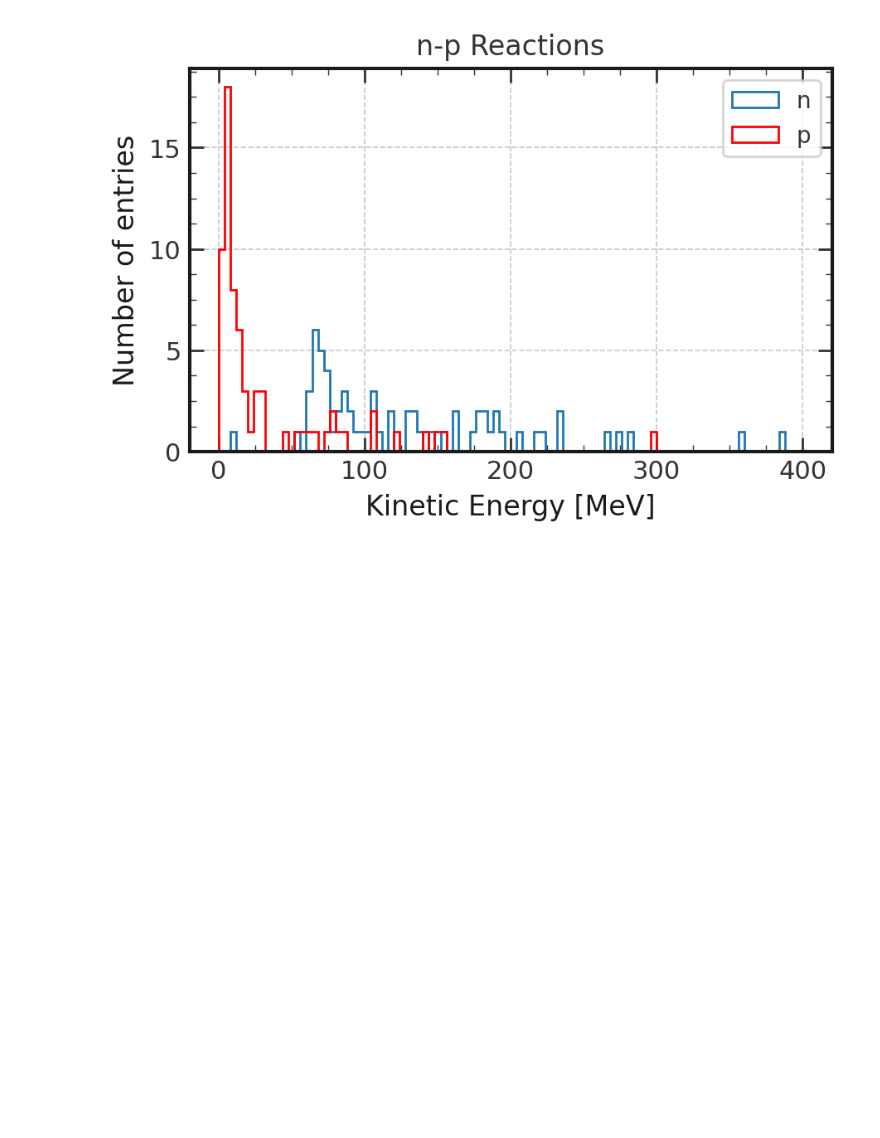
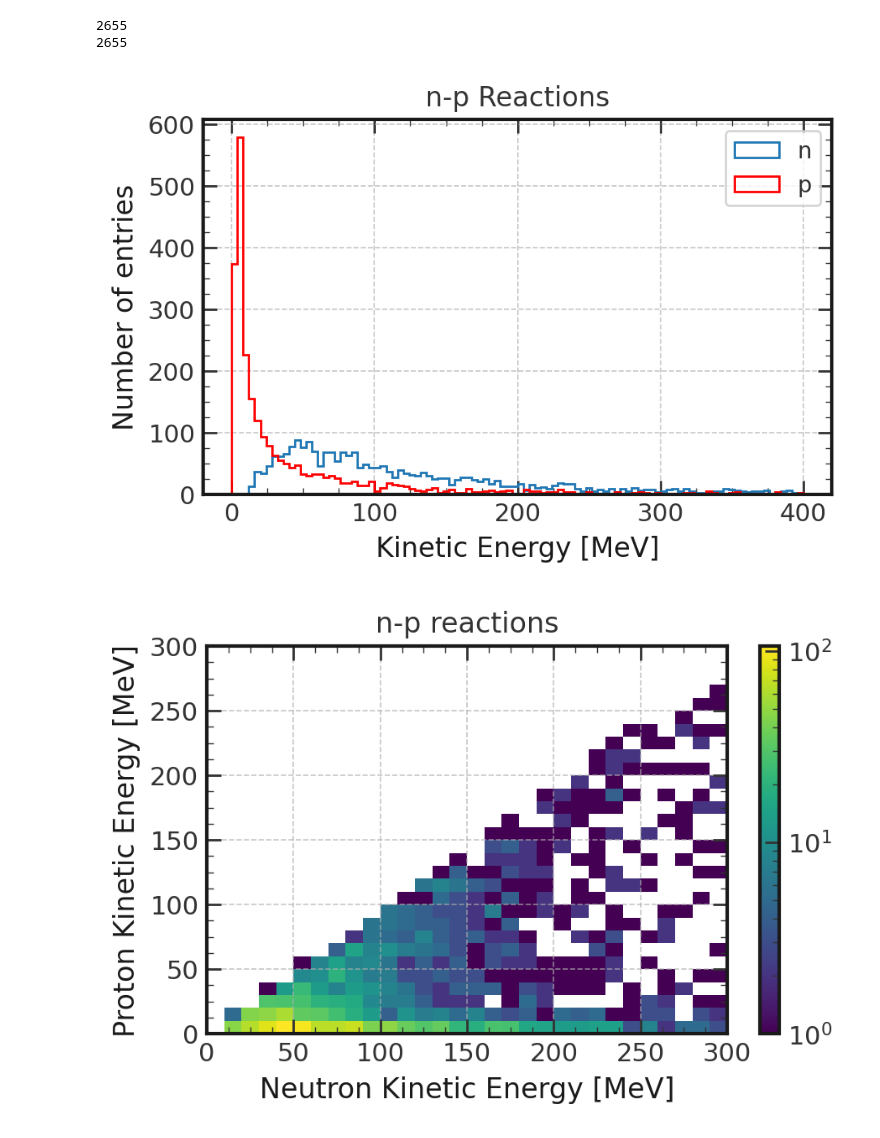
Before and after one commit to gkufatty/neutron-multiplicity, a Jupyter notebook: examples/truth_level_analysis_V2.ipynb, the cells around one changed output. Cells and saved outputs as stored; diff of their text form; code cells hidden in the pictures; blank space fills up the shorter version.

```diff
--- a/examples/truth_level_analysis_V2.ipynb
+++ b/examples/truth_level_analysis_V2.ipynb
@@ -258,11 +737,31 @@ print(len(np_dict['proton_energy']))
+# %%
+parent_energies = np.array(np_dict['parent_energy']).flatten()
+proton_energies = np.array(np_dict['proton_energy']).flatten()
+print(len(parent_energies))
+print(len(proton_energies))
+# %% [output]
+2655
+2655
 # %%
-plt.hist(np_dict['neutron_energy'],bins=100,range=(0,400.),histtype='step',label='n')
-plt.hist(np_dict['proton_energy'],bins=100,range=(0,400.),histtype='step', color='red',label ='p')
+plt.hist(parent_energies,bins=100,range=(0,400.),histtype='step',label='n')
+plt.hist(proton_energies,bins=100,range=(0,400.),histtype='step', color='red',label ='p')
 plt.title("n-p Reactions")
 plt.ylabel('Number of entries')
 plt.xlabel('Kinetic Energy [MeV]')
 plt.legend()
 plt.show()
 # %% [output]
-[figure, old version]
+[figure, new version]
+# %%
+import matplotlib as mpl
+plt.hist2d(parent_energies,proton_energies,
+           bins=30,range=[[0,300],[0,300]],
+           norm=mpl.colors.LogNorm())
+plt.colorbar()
+plt.title("n-p reactions")
+plt.ylabel('Proton Kinetic Energy [MeV]')
+plt.xlabel('Neutron Kinetic Energy [MeV]')
+plt.show()
+# %% [output]
+[figure, added]
 # %%
```
Also changed, not shown: parts of 18 cells of this notebook, 2 other files.
